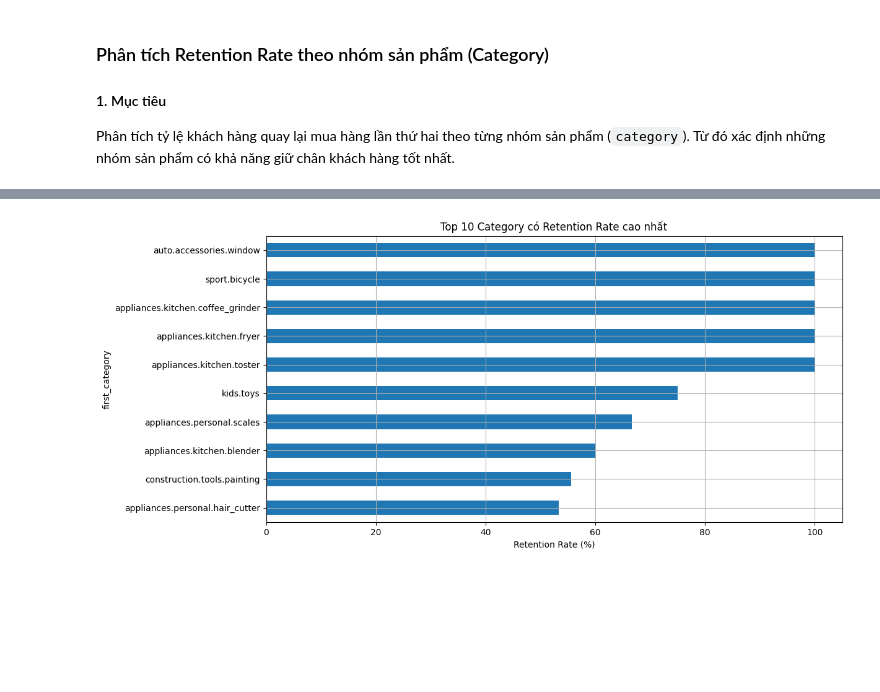
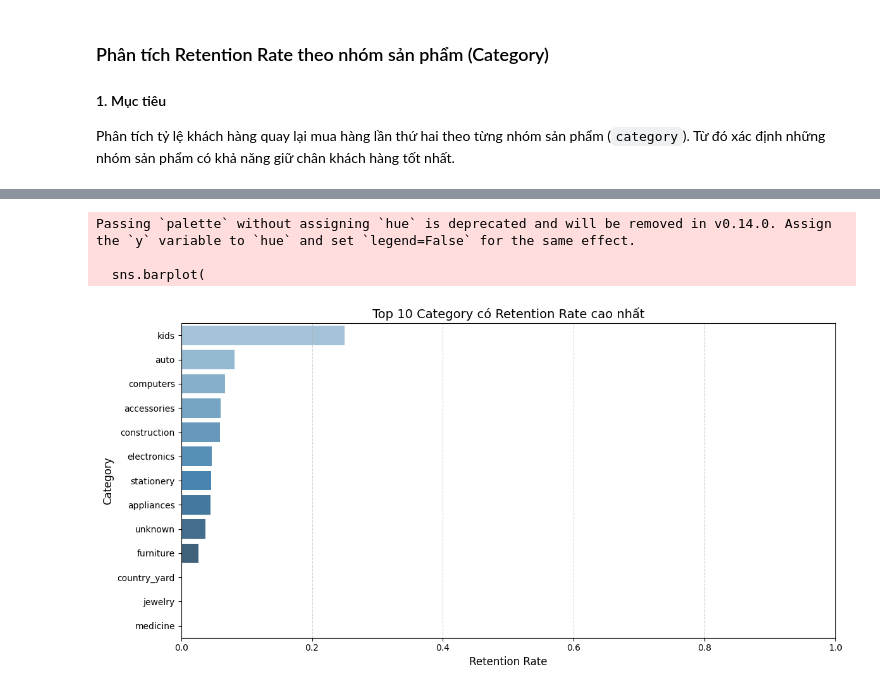
Before and after one commit to hanvocado/ecommerce-analysis, a Jupyter notebook: preprocess.ipynb, the cells around one changed output, grey strips where cells are left out. Cells and saved outputs as stored; diff of their text form; code cells hidden in the pictures; blank space fills up the shorter version.

```diff
--- a/preprocess.ipynb
+++ b/preprocess.ipynb
@@ -1061,0 +1116,13 @@ auto.accessories.light                 1    0             0.0
+# %%
+# Tính Retention Rate
+category_retention['retention_rate'] = (
+    category_retention['returning_users']
+    / category_retention['purchasing_users']
+)
+
+# Sắp xếp theo retention_rate giảm dần
+category_retention = category_retention.sort_values(
+    'retention_rate', ascending=False
+).reset_index(drop=True)
+
+print(category_retention)
@@ -1062,12 +1145,28 @@ auto.accessories.light                 1    0             0.0
 # %%
 import matplotlib.pyplot as plt
+import seaborn as sns
 
-plt.figure(figsize=(12,6))
-category_retention['retention_rate'].head(10).plot(kind='barh')
-plt.title('Top 10 Category có Retention Rate cao nhất')
-plt.xlabel('Retention Rate (%)')
-plt.gca().invert_yaxis()
-plt.grid(True)
+plt.figure(figsize=(12, 6))
+
+# Chọn top 10 category có retention cao nhất
+top_categories = category_retention.sort_values('retention_rate', ascending=False).head(13)
+
+sns.barplot(
+    data=top_categories,
+    x='retention_rate',
+    y='category',
+    palette='Blues_d'
+)
+
+plt.xlabel("Retention Rate", fontsize=12)
+plt.ylabel("Category", fontsize=12)
+plt.title("Top 10 Category có Retention Rate cao nhất", fontsize=14)
+plt.xlim(0, 1)
+plt.grid(axis='x', linestyle='--', alpha=0.6)
+plt.tight_layout()
 plt.show()
 # %% [output]
+Passing `palette` without assigning `hue` is deprecated and will be removed in v0.14.0. Assign the `y` variable to `hue` and set `legend=False` for the same effect.
+
+  sns.barplot(
-[figure, old version]
+[figure, new version]
```
Also changed, not shown: parts of 30 cells of this notebook.
